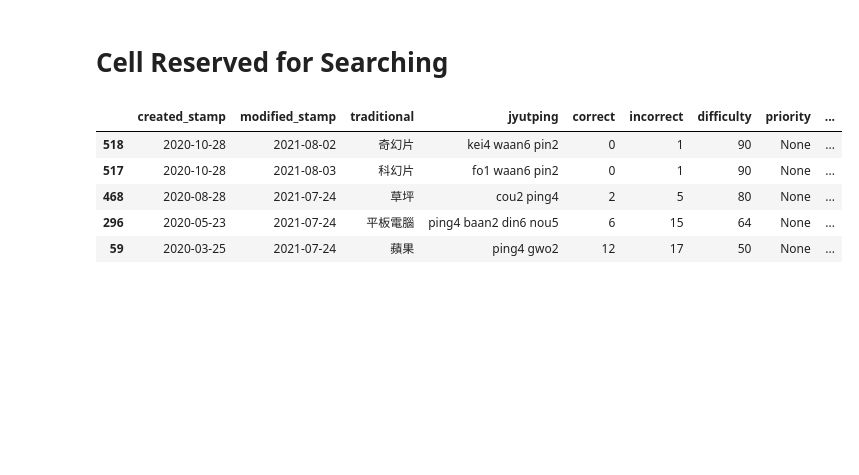
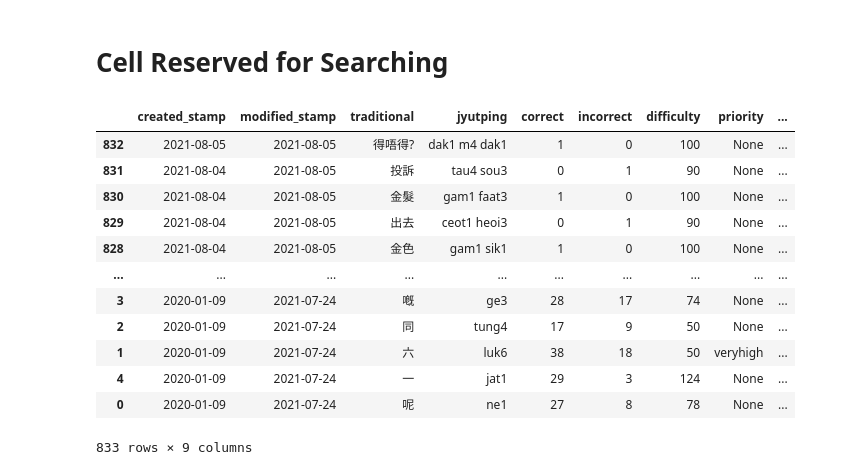
Before and after one commit to tina-may/tina-pleco, a Jupyter notebook: updated_0.ipynb, the cells around one changed output. Cells and saved outputs as stored; diff of their text form; code cells hidden in the pictures; blank space fills up the shorter version.

```diff
--- a/updated_0.ipynb
+++ b/updated_0.ipynb
@@ -112,14 +112,21 @@ cards_frame.sample(frac=1).head(30)
 # %% [markdown]
 # Cell Reserved for Searching
 # %%
-cards_frame[cards_frame.jyutping.str.contains('pin')]
+cards_frame[cards_frame.jyutping.str.contains('')]
 # %% [output]
 |  | created_stamp | modified_stamp | traditional | jyutping | correct | incorrect | difficulty | priority | ... |
-| 518 | 2020-10-28 | 2021-08-02 | 奇幻片 | kei4 waan6 pin2 | 0 | 1 | 90 | None | ... |
-| 517 | 2020-10-28 | 2021-08-03 | 科幻片 | fo1 waan6 pin2 | 0 | 1 | 90 | None | ... |
-| 468 | 2020-08-28 | 2021-07-24 | 草坪 | cou2 ping4 | 2 | 5 | 80 | None | ... |
-| 296 | 2020-05-23 | 2021-07-24 | 平板電腦 | ping4 baan2 din6 nou5 | 6 | 15 | 64 | None | ... |
-| 59 | 2020-03-25 | 2021-07-24 | 蘋果 | ping4 gwo2 | 12 | 17 | 50 | None | ... |
+| 832 | 2021-08-05 | 2021-08-05 | 得唔得? | dak1 m4 dak1 | 1 | 0 | 100 | None | ... |
+| 831 | 2021-08-04 | 2021-08-05 | 投訴 | tau4 sou3 | 0 | 1 | 90 | None | ... |
+| 830 | 2021-08-04 | 2021-08-05 | 金髮 | gam1 faat3 | 1 | 0 | 100 | None | ... |
+| 829 | 2021-08-04 | 2021-08-05 | 出去 | ceot1 heoi3 | 0 | 1 | 90 | None | ... |
+| 828 | 2021-08-04 | 2021-08-05 | 金色 | gam1 sik1 | 1 | 0 | 100 | None | ... |
+| ... | ... | ... | ... | ... | ... | ... | ... | ... | ... |
+| 3 | 2020-01-09 | 2021-07-24 | 嘅 | ge3 | 28 | 17 | 74 | None | ... |
+| 2 | 2020-01-09 | 2021-07-24 | 同 | tung4 | 17 | 9 | 50 | None | ... |
+| 1 | 2020-01-09 | 2021-07-24 | 六 | luk6 | 38 | 18 | 50 | veryhigh | ... |
+| 4 | 2020-01-09 | 2021-07-24 | 一 | jat1 | 29 | 3 | 124 | None | ... |
+| 0 | 2020-01-09 | 2021-07-24 | 呢 | ne1 | 27 | 8 | 78 | None | ... |
+833 rows × 9 columns
 # %%
 import datetime
 
```
Also changed, not shown: parts of 4 cells of this notebook, 2 other files.
